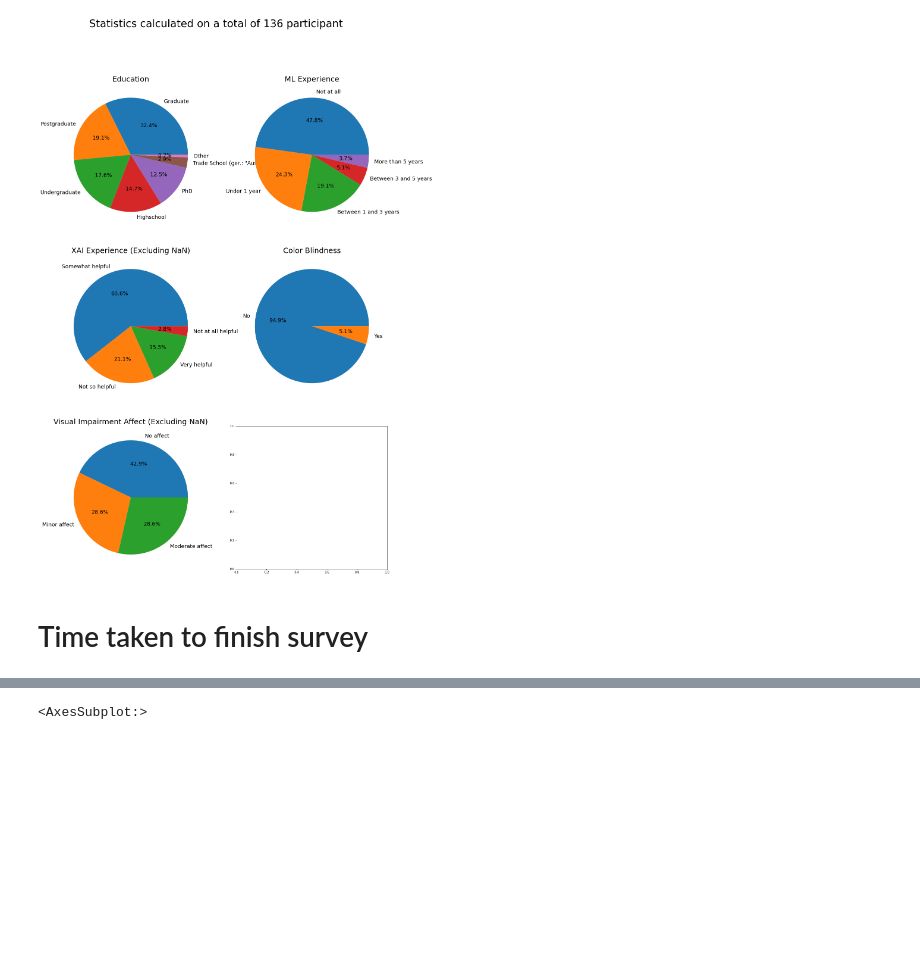
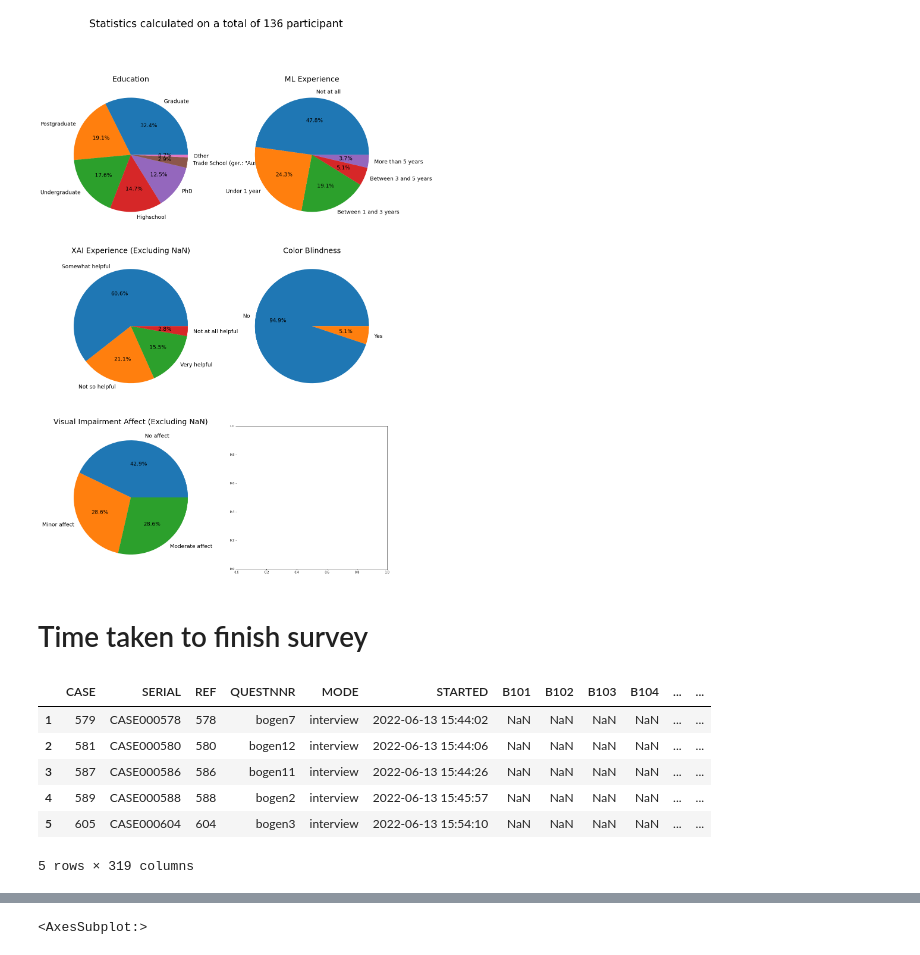
Before and after one commit to tlabarta/helpfulnessofxai, a Jupyter notebook: questionnaire_participants_statistics_charts.ipynb, the cells around one changed output, grey strips where cells are left out. Drawn from its saved outputs; the diff is of its cells as text; code cells hidden in the pictures; blank space fills up the shorter version.

```diff
--- a/questionnaire_participants_statistics_charts.ipynb
+++ b/questionnaire_participants_statistics_charts.ipynb
@@ -66,4 +66,13 @@ df_column_descriptions = df.loc[0]
 df = df.drop(0)
 # %%
 # set dtypes for TIME columns from object to integer
-df = df.astype(dict(zip(df.columns[df.columns.get_loc("TIME001"):df.columns.get_loc("TIME001")+6], [int]*6)))
+df_time = df.astype(dict(zip(df.columns[df.columns.get_loc("TIME001"):df.columns.get_loc("TIME001")+6], [int]*6)))
+df_time.head()
+# %% [output]
+|  | CASE | SERIAL | REF | QUESTNNR | MODE | STARTED | B101 | B102 | B103 | B104 | ... | ... |
+| 1 | 579 | CASE000578 | 578 | bogen7 | interview | 2022-06-13 15:44:02 | NaN | NaN | NaN | NaN | ... | ... |
+| 2 | 581 | CASE000580 | 580 | bogen12 | interview | 2022-06-13 15:44:06 | NaN | NaN | NaN | NaN | ... | ... |
+| 3 | 587 | CASE000586 | 586 | bogen11 | interview | 2022-06-13 15:44:26 | NaN | NaN | NaN | NaN | ... | ... |
+| 4 | 589 | CASE000588 | 588 | bogen2 | interview | 2022-06-13 15:45:57 | NaN | NaN | NaN | NaN | ... | ... |
+| 5 | 605 | CASE000604 | 604 | bogen3 | interview | 2022-06-13 15:54:10 | NaN | NaN | NaN | NaN | ... | ... |
+5 rows × 319 columns
```
Also changed, not shown: parts of 4 cells of this notebook.
